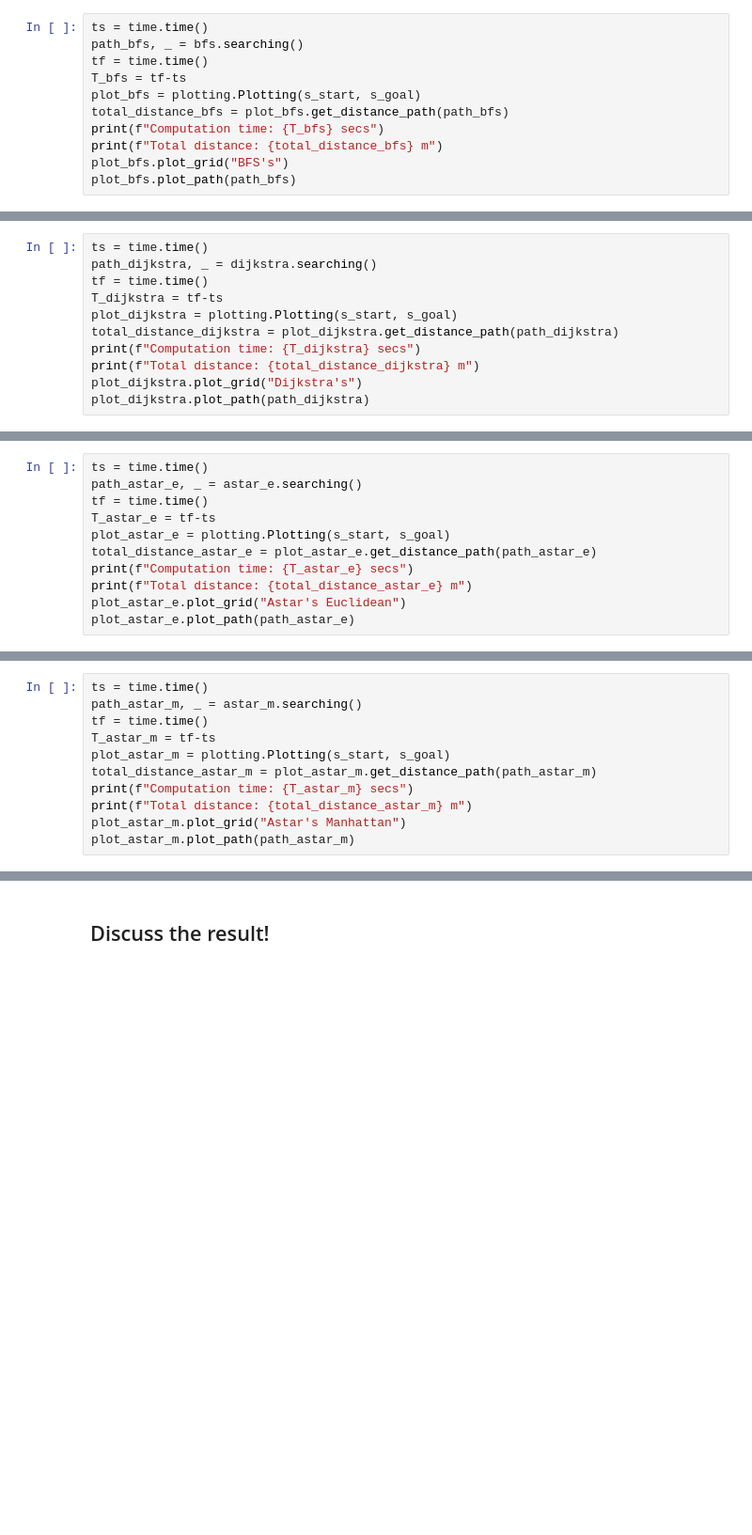
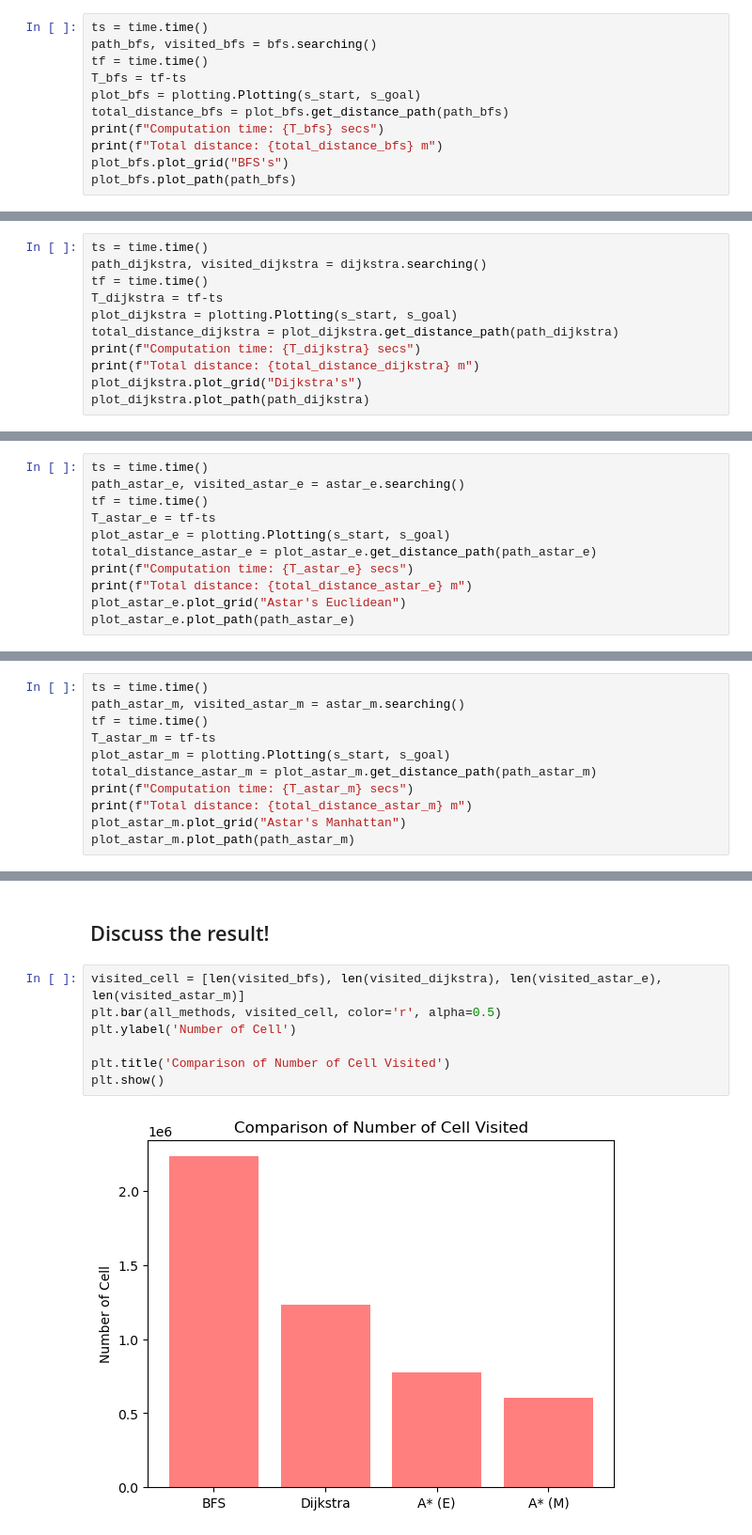
Before and after one commit to schollenkopf/MarineRoboticsTeam1, a Jupyter notebook: Training Sessions/TS3 Path Planning Notebook/exe1_search_based.ipynb, the cells around one changed output, grey strips where cells are left out. Shown: that part at 94% size. Drawn from its saved outputs; the diff is of its cells as text; blank space fills up the shorter version.

Commit message:
edit search based notebook

```diff
--- a/Training Sessions/TS3 Path Planning Notebook/exe1_search_based.ipynb
+++ b/Training Sessions/TS3 Path Planning Notebook/exe1_search_based.ipynb
@@ -24,7 +24,7 @@ bdastar = BidirectionalAStar(s_start, s_goal, 'manhattan')
 Run Breadth-First Search (BFS)
 # %%
 ts = time.time()
-path_bfs, _ = bfs.searching()
+path_bfs, visited_bfs = bfs.searching()
 tf = time.time()
 T_bfs = tf-ts
 plot_bfs = plotting.Plotting(s_start, s_goal)
@@ -45,7 +45,7 @@ $cost = f(n)$
 $f(n)$ is the total distance from the starting node to node-$n$
 # %%
 ts = time.time()
-path_dijkstra, _ = dijkstra.searching()
+path_dijkstra, visited_dijkstra = dijkstra.searching()
 tf = time.time()
 T_dijkstra = tf-ts
 plot_dijkstra = plotting.Plotting(s_start, s_goal)
@@ -70,7 +70,7 @@ $g(n)$ is euclidean distance from node-$n$ to end node ($e$)
 $g(n) = \sqrt{(n_x-e_x)^2+(n_y-e_y)^2}$
 # %%
 ts = time.time()
-path_astar_e, _ = astar_e.searching()
+path_astar_e, visited_astar_e = astar_e.searching()
 tf = time.time()
 T_astar_e = tf-ts
 plot_astar_e = plotting.Plotting(s_start, s_goal)
@@ -95,7 +95,7 @@ $g(n)$ is euclidean distance from node-$n$ to end node ($e$)
 $g(n) = |n_x-e_x|+ |n_y-e_y|$
 # %%
 ts = time.time()
-path_astar_m, _ = astar_m.searching()
+path_astar_m, visited_astar_m = astar_m.searching()
 tf = time.time()
 T_astar_m = tf-ts
 plot_astar_m = plotting.Plotting(s_start, s_goal)
@@ -137,2 +137,11 @@ plt.show()
 # %% [markdown]
 ## Discuss the result!
+# %%
+visited_cell = [len(visited_bfs), len(visited_dijkstra), len(visited_astar_e), len(visited_astar_m)]
+plt.bar(all_methods, visited_cell, color='r', alpha=0.5)
+plt.ylabel('Number of Cell')
+
+plt.title('Comparison of Number of Cell Visited')
+plt.show()
+# %% [output]
+[figure, added]
```
Also changed, not shown: parts of 12 cells of this notebook, 2 other files.
